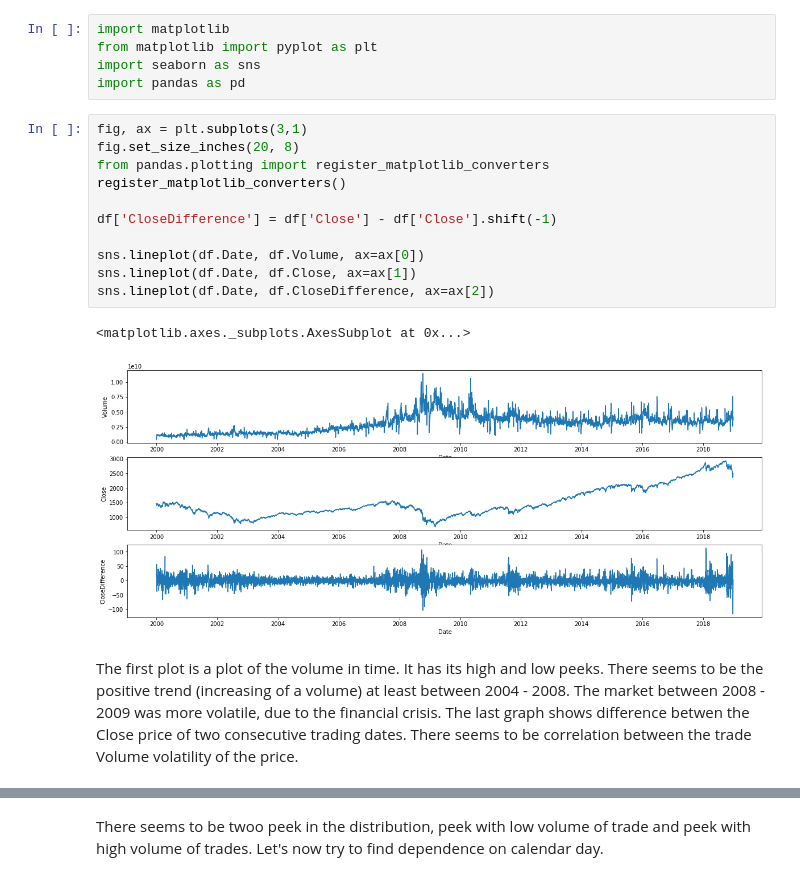
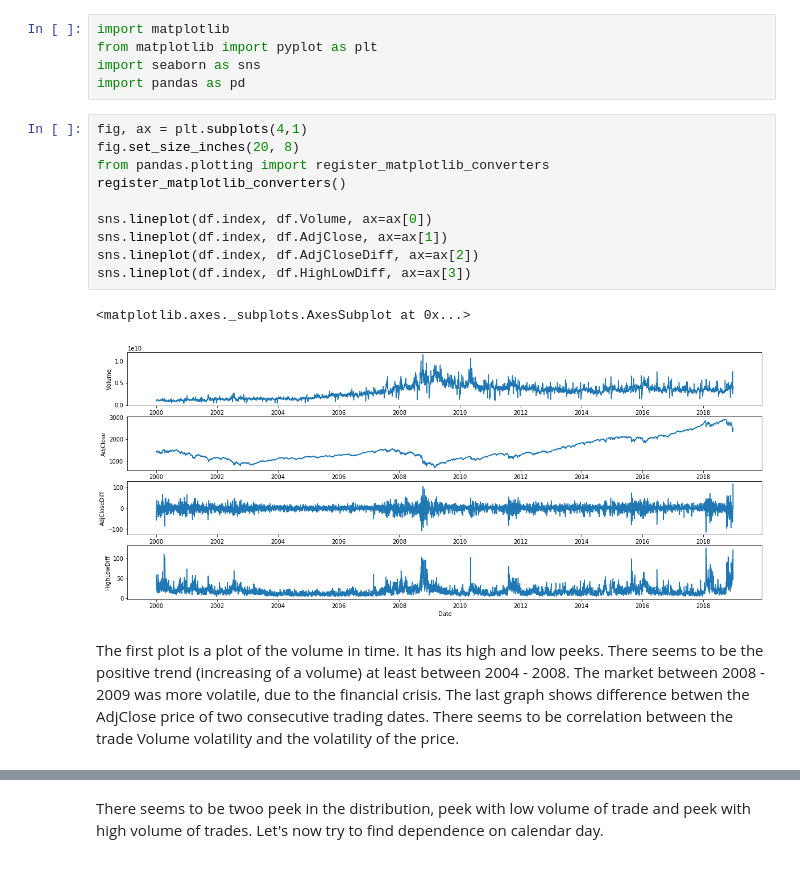
Before and after one commit to ludvik-martin/trade_volume_prediction, a Jupyter notebook: eda/eda.ipynb, the cells around one changed output, grey strips where cells are left out. Drawn from its saved outputs; the diff is of its cells as text.

```diff
--- a/eda/eda.ipynb
+++ b/eda/eda.ipynb
@@ -28,21 +31,20 @@ from matplotlib import pyplot as plt
 import seaborn as sns
 import pandas as pd
 # %%
-fig, ax = plt.subplots(3,1)
+fig, ax = plt.subplots(4,1)
 fig.set_size_inches(20, 8)
 from pandas.plotting import register_matplotlib_converters
 register_matplotlib_converters()
 
-df['CloseDifference'] = df['Close'] - df['Close'].shift(-1)
-
-sns.lineplot(df.Date, df.Volume, ax=ax[0])
-sns.lineplot(df.Date, df.Close, ax=ax[1])
-sns.lineplot(df.Date, df.CloseDifference, ax=ax[2])
+sns.lineplot(df.index, df.Volume, ax=ax[0])
+sns.lineplot(df.index, df.AdjClose, ax=ax[1])
+sns.lineplot(df.index, df.AdjCloseDiff, ax=ax[2])
+sns.lineplot(df.index, df.HighLowDiff, ax=ax[3])
 # %% [output]
 <matplotlib.axes._subplots.AxesSubplot at 0x...>
-[figure, old version]
+[figure, new version]
 # %% [markdown]
 The first plot is a plot of the volume in time. It has its high and low peeks. There seems to be the positive trend (increasing of a volume) at least between 2004 - 2008. The market between 2008 - 2009 was more volatile, due to the financial crisis.
-The last graph shows difference betwen the Close price of two consecutive trading dates. There seems to be correlation between the trade Volume volatility of the price.
+The last graph shows difference betwen the AdjClose price of two consecutive trading dates. There seems to be correlation between the trade Volume volatility and the volatility of the price.
 # %%
 sns.distplot(df.Volume, bins=100)
```
Also changed, not shown: parts of 7 cells of this notebook, 4 other files.
